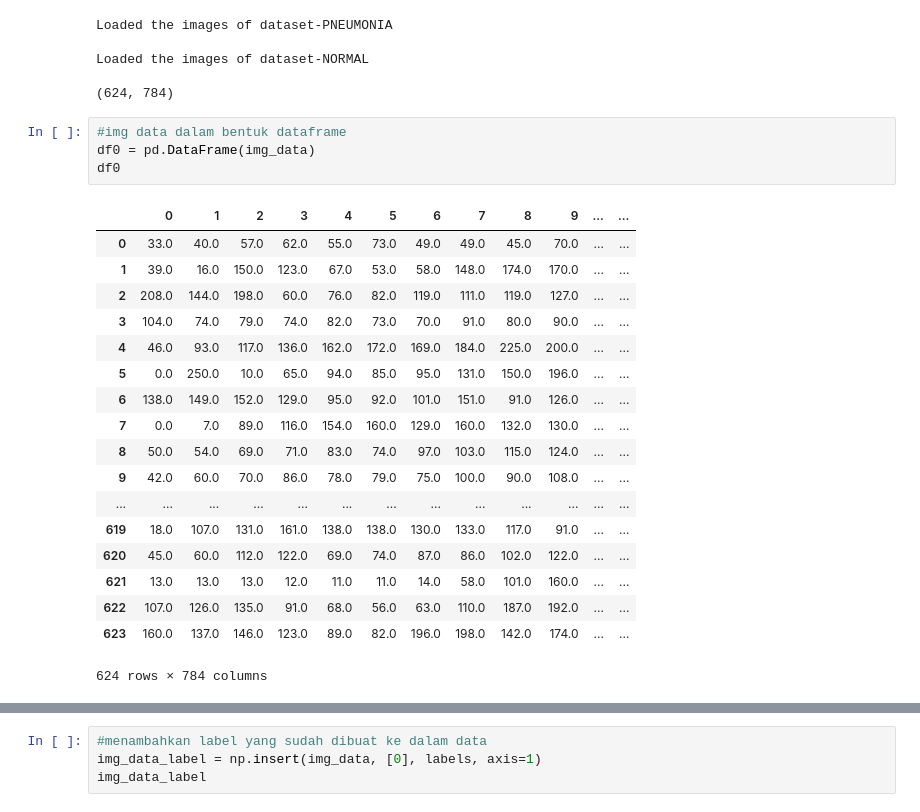
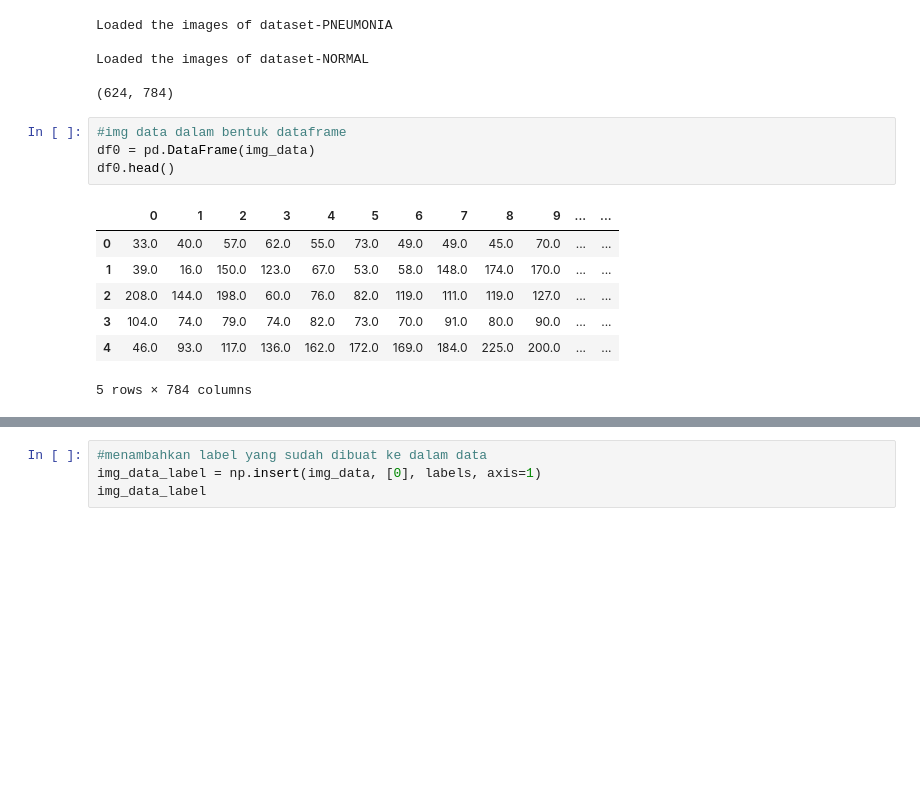
Before and after one commit to agungperdananto/cnn-pneumonia, a Jupyter notebook: Data/preprocessing.ipynb, the cells around one changed output, grey strips where cells are left out. Cells and saved outputs as stored; diff of their text form; blank space fills up the shorter version.

```diff
--- a/Data/preprocessing.ipynb
+++ b/Data/preprocessing.ipynb
@@ -39,26 +39,15 @@ Loaded the images of dataset-NORMAL
 # %%
 #img data dalam bentuk dataframe
 df0 = pd.DataFrame(img_data)
-df0
+df0.head()
 # %% [output]
 |  | 0 | 1 | 2 | 3 | 4 | 5 | 6 | 7 | 8 | 9 | ... | ... |
 | 0 | 33.0 | 40.0 | 57.0 | 62.0 | 55.0 | 73.0 | 49.0 | 49.0 | 45.0 | 70.0 | ... | ... |
 | 1 | 39.0 | 16.0 | 150.0 | 123.0 | 67.0 | 53.0 | 58.0 | 148.0 | 174.0 | 170.0 | ... | ... |
 | 2 | 208.0 | 144.0 | 198.0 | 60.0 | 76.0 | 82.0 | 119.0 | 111.0 | 119.0 | 127.0 | ... | ... |
 | 3 | 104.0 | 74.0 | 79.0 | 74.0 | 82.0 | 73.0 | 70.0 | 91.0 | 80.0 | 90.0 | ... | ... |
 | 4 | 46.0 | 93.0 | 117.0 | 136.0 | 162.0 | 172.0 | 169.0 | 184.0 | 225.0 | 200.0 | ... | ... |
-| 5 | 0.0 | 250.0 | 10.0 | 65.0 | 94.0 | 85.0 | 95.0 | 131.0 | 150.0 | 196.0 | ... | ... |
-| 6 | 138.0 | 149.0 | 152.0 | 129.0 | 95.0 | 92.0 | 101.0 | 151.0 | 91.0 | 126.0 | ... | ... |
-| 7 | 0.0 | 7.0 | 89.0 | 116.0 | 154.0 | 160.0 | 129.0 | 160.0 | 132.0 | 130.0 | ... | ... |
-| 8 | 50.0 | 54.0 | 69.0 | 71.0 | 83.0 | 74.0 | 97.0 | 103.0 | 115.0 | 124.0 | ... | ... |
-| 9 | 42.0 | 60.0 | 70.0 | 86.0 | 78.0 | 79.0 | 75.0 | 100.0 | 90.0 | 108.0 | ... | ... |
-| ... | ... | ... | ... | ... | ... | ... | ... | ... | ... | ... | ... | ... |
-| 619 | 18.0 | 107.0 | 131.0 | 161.0 | 138.0 | 138.0 | 130.0 | 133.0 | 117.0 | 91.0 | ... | ... |
-| 620 | 45.0 | 60.0 | 112.0 | 122.0 | 69.0 | 74.0 | 87.0 | 86.0 | 102.0 | 122.0 | ... | ... |
-| 621 | 13.0 | 13.0 | 13.0 | 12.0 | 11.0 | 11.0 | 14.0 | 58.0 | 101.0 | 160.0 | ... | ... |
-| 622 | 107.0 | 126.0 | 135.0 | 91.0 | 68.0 | 56.0 | 63.0 | 110.0 | 187.0 | 192.0 | ... | ... |
-| 623 | 160.0 | 137.0 | 146.0 | 123.0 | 89.0 | 82.0 | 196.0 | 198.0 | 142.0 | 174.0 | ... | ... |
-624 rows × 784 columns
+5 rows × 784 columns
 # %%
 labels=[]
 #Menentukan label pada data sesuai dengan jumlah data pada masing-masing folder
```
Also changed, not shown: parts of 7 cells of this notebook, 1 other file.
